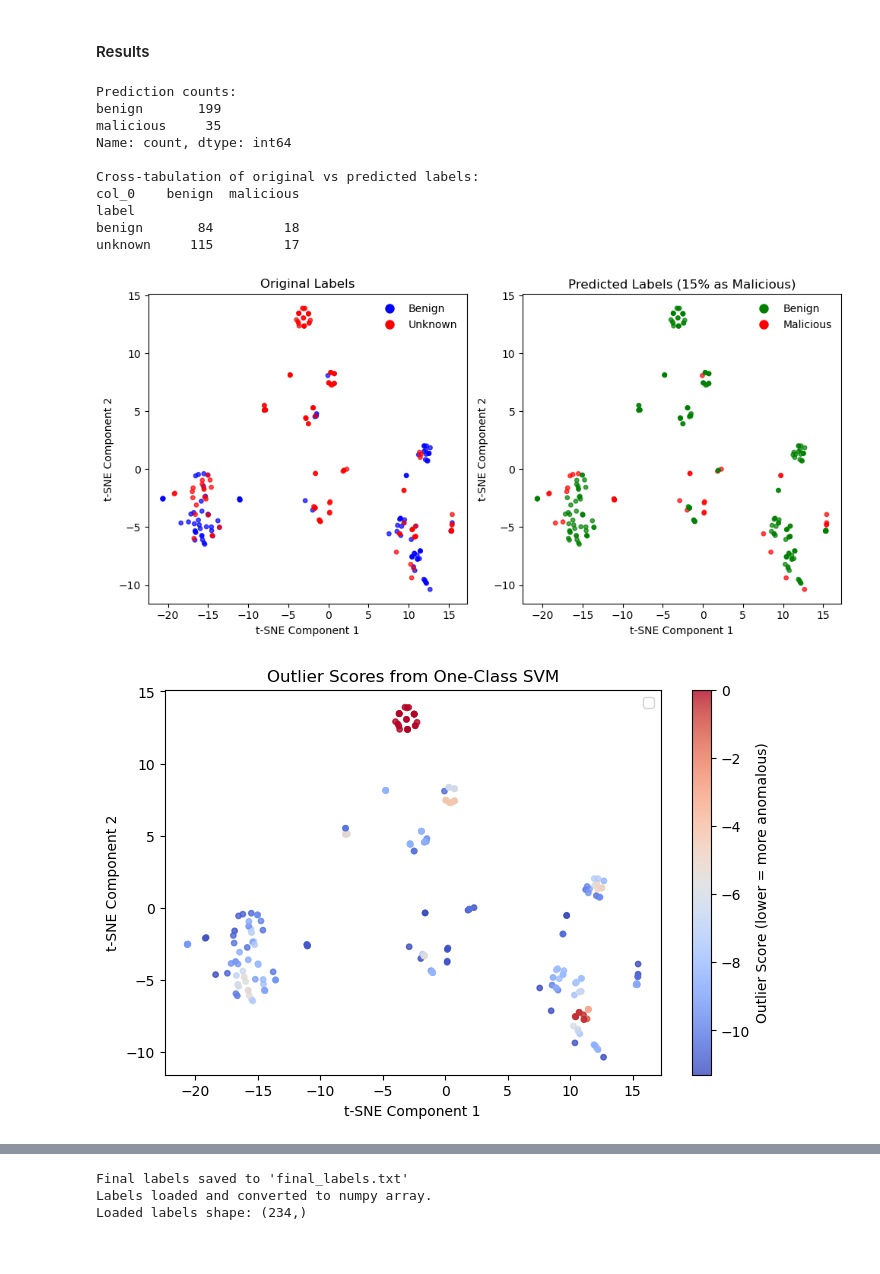
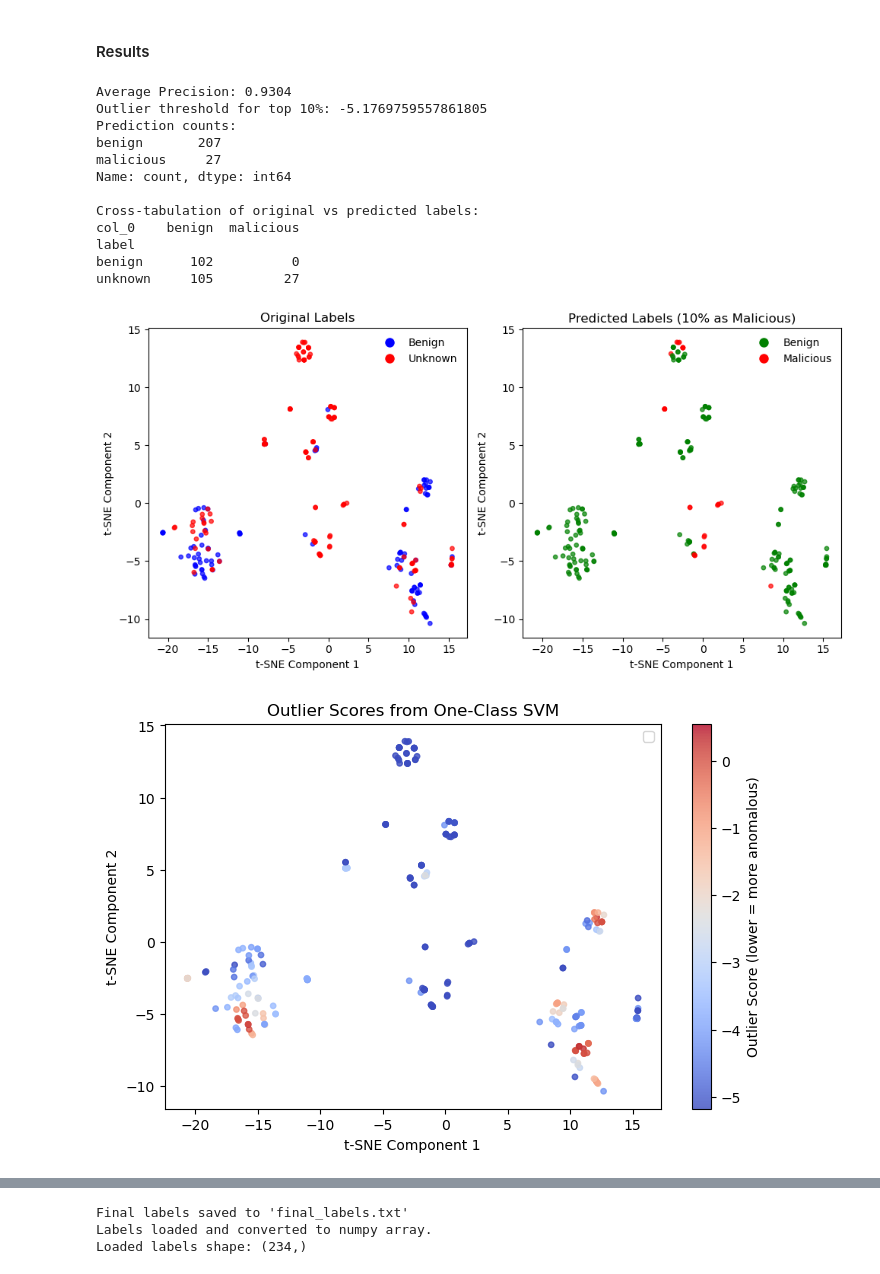
Before and after one commit to jsvobo/log_analysis_task, a Jupyter notebook: pipeline.ipynb, the cells around one changed output, grey strips where cells are left out. Saved outputs shown, nothing was run; the diff lists cells and outputs as text; code cells hidden in the pictures.

```diff
--- a/pipeline.ipynb
+++ b/pipeline.ipynb
@@ -339,11 +347,13 @@ plt.show()
 # %%
 # show one run of the algorithm
-oc_svm = OneClassSVM(kernel='rbf', gamma=1, nu=0.6)
-oc_svm.fit(features_selected_data)
+oc_svm = OneClassSVM(kernel='rbf', gamma=1, nu=0.9)
+oc_svm.fit(features_selected_data[binary_labels == 1]) # all benign data
 
 outlier_scores = oc_svm.decision_function(features_selected_data)
+average_precision = average_precision_score(binary_labels, outlier_scores)
+print(f"Average Precision: {average_precision:.4f}")
 
-#visualize
+# visualize
 visualize_outlier_score(tsne_results, outlier_scores)
 plot_tsne_with_labels(tsne_results, labels)
 # %% [output]
@@ -362,18 +373,22 @@ Note: If my model predicts sample as malicious, but I know it is benign, I re-la
 # %% [markdown]
 #### Results
 # %%
-percentage = 15 # set the percentage of data to be considered as outliers
+percentage = 10 # set the percentage of data to be considered as outliers
 
 # Train the One-Class SVM with optimized parameters
-oc_svm = OneClassSVM(kernel='rbf', gamma=1, nu=0.95)
-oc_svm.fit(features_selected_data)
+oc_svm = OneClassSVM(kernel='rbf', gamma=1, nu=0.9) # THE BEST PARAMETERS !!!
+oc_svm.fit(features_selected_data[binary_labels == 1]) # all benign data
 
 # Get outlier scores (negative means more likely to be an outlier)
 outlier_scores = oc_svm.decision_function(features_selected_data)
 
-# Find threshold for top 10% outliers
+average_precision = average_precision_score(binary_labels, outlier_scores)
+print(f"Average Precision: {average_precision:.4f}")
+
+# Find threshold for top n% outliers
 outlier_threshold = np.percentile(outlier_scores, percentage)
 predicted_labels = np.where(outlier_scores <= outlier_threshold, 'malicious', 'benign')
+print(f"Outlier threshold for top {percentage}%: {outlier_threshold}")
 
 results_df = pd.DataFrame({
     'original_label': labels,
@@ -388,6 +403,8 @@ print(pd.crosstab(labels, predicted_labels))
 
 # visualize the results
 plt.figure(figsize=(10, 5))
+
+
 # First subplot: original labels
 plt.subplot(1, 2, 1)
 label_colors = labels.map({'benign': 'blue', 'unknown': 'red'})
@@ -404,36 +421,39 @@ plt.legend(handles=[
 plt.subplot(1, 2, 2)
 pred_colors = pd.Series(predicted_labels).map({"benign": "green", "malicious": "red"})
 plt.scatter(tsne_results[:, 0], tsne_results[:, 1], c=pred_colors, s=15, alpha=0.7)
 plt.title(f"Predicted Labels ({percentage}% as Malicious)")
 plt.xlabel("t-SNE Component 1")
 plt.ylabel("t-SNE Component 2")
 plt.legend(handles=[
     plt.Line2D([0], [0], marker='o', color='w', label='Benign', markerfacecolor='green', markersize=10),
     plt.Line2D([0], [0], marker='o', color='w', label='Malicious', markerfacecolor='red', markersize=10)
 ], loc="best", frameon=False)
 
 plt.tight_layout()
 plt.show()
 
+
 # Also visualize outlier scores
 plt.figure(figsize=(8, 5))
 scatter = plt.scatter(tsne_results[:, 0], tsne_results[:, 1], c=outlier_scores, cmap='coolwarm', s=15, alpha=0.8)
 plt.colorbar(scatter, label="Outlier Score (lower = more anomalous)")
 plt.title("Outlier Scores from One-Class SVM")
 plt.xlabel("t-SNE Component 1")
 plt.ylabel("t-SNE Component 2")
 plt.legend()
 plt.show()
 # %% [output]
+Average Precision: 0.9304
+Outlier threshold for top 10%: -5.1769759557861805
 Prediction counts:
-benign       199
-malicious     35
+benign       207
+malicious     27
 Name: count, dtype: int64
 
 Cross-tabulation of original vs predicted labels:
 col_0    benign  malicious
 label
-benign       84         18
-unknown     115         17
+benign      102          0
+unknown     105         27
-[figure, old version]
+[figure, new version]
-[figure, old version]
+[figure, new version]
```
Also changed, not shown: parts of 12 cells of this notebook, 1 other file.
